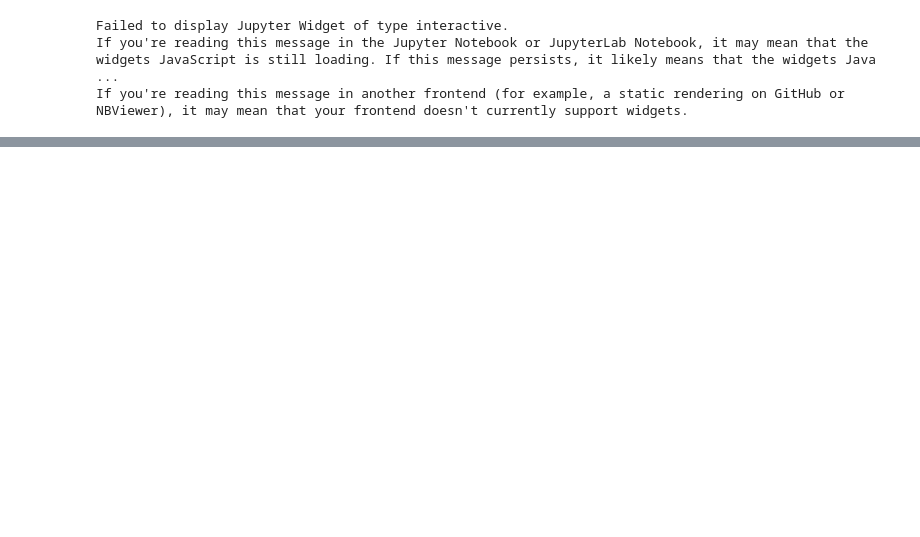
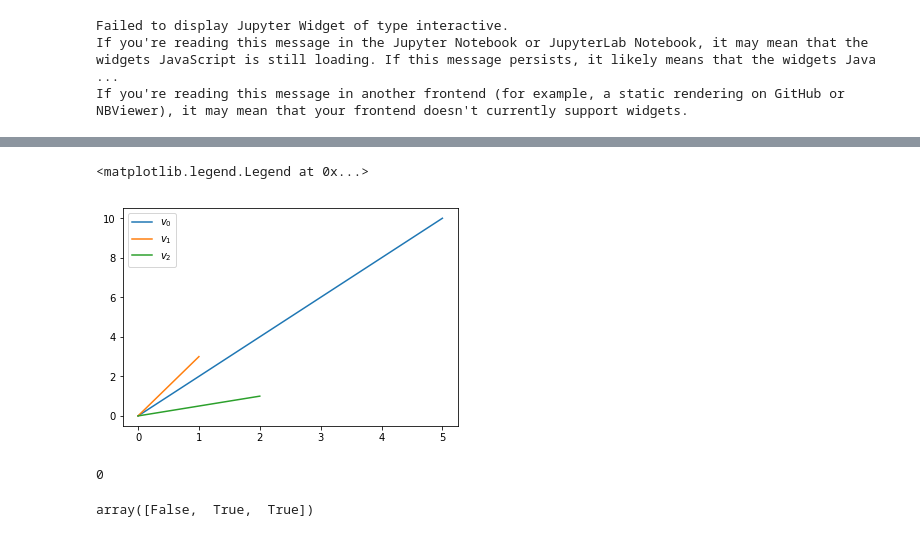
Before and after one commit to X-DataInitiative/tick, a Jupyter notebook: experience/Dual inits.ipynb, the cells around one changed output, grey strips where cells are left out. Drawn from its saved outputs; the diff is of its cells as text; code cells hidden in the pictures; blank space fills up the shorter version.

```diff
--- a/experience/Dual inits.ipynb
+++ b/experience/Dual inits.ipynb
@@ -144,0 +397,15 @@ tick
+# %%
+vectors = np.array([
+    [5, 10],
+    [1, 3],
+    [2, 1],
+])
+for i, vector in enumerate(vectors):
+    plt.plot([0, vector[0]], [0, vector[1]], label='$v_{}$'.format(i))
+
+#plt.plot([0, 3 * vectors[1, 0]], [0, 3 * vectors[1, 1]])
+
+plt.legend()
+# %% [output]
+<matplotlib.legend.Legend at 0x...>
+[figure, added]
@@ -144,0 +440,5 @@ tick
+# %%
+find_generators(vectors)
+# %% [output]
+0
+array([False,  True,  True])
```
Also changed, not shown: parts of 16 cells of this notebook, 5 other files.
